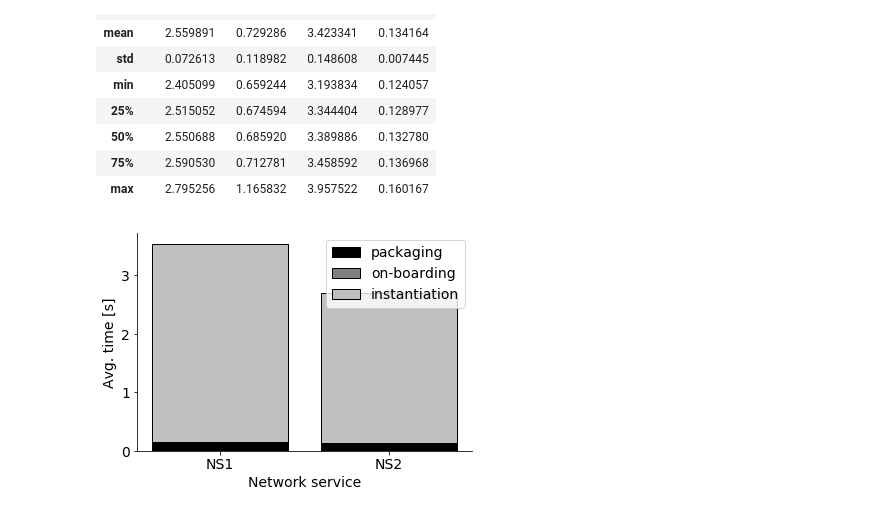
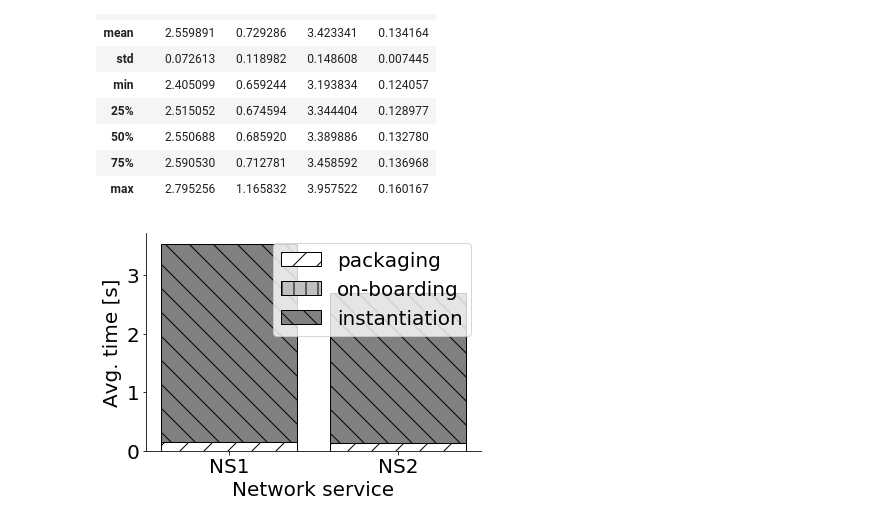
Before and after one commit to sonata-nfv/tng-industrial-pilot, a Jupyter notebook: evaluation/plot_times.ipynb, the cells around one changed output. Saved outputs shown, nothing was run; the diff lists cells and outputs as text; code cells hidden in the pictures.

Commit message:
updated plots

```diff
--- a/evaluation/plot_times.ipynb
+++ b/evaluation/plot_times.ipynb
@@ -34,7 +34,7 @@ from matplotlib import mlab
 import seaborn as sns
 
 # global plotting settings
-plt.rcParams.update({'font.size': 14})
+plt.rcParams.update({'font.size': 20})
 # %%
 results_file = 'times_ns1_ns2_50runs.pkl'
 df = pd.read_pickle(results_file)
@@ -80,24 +80,24 @@ inst_avg = [df.loc[df['service'] == 'ns1']['instantiation'].mean(), df.loc[df['s
 # %%
 # plot stacked barplots with avg times per service
 ns = [0, 1]
 times = ['packaging', 'on-boarding', 'instantiation']
 
-plt.bar(ns, pkg_avg, color='black', edgecolor='black')
-plt.bar(ns, up_avg, bottom=pkg_avg, color='gray', edgecolor='black')
-plt.bar(ns, inst_avg, bottom=up_avg, color='silver', edgecolor='black')
+plt.bar(ns, pkg_avg, color='white', edgecolor='black', hatch='/')
+plt.bar(ns, up_avg, bottom=pkg_avg, color='silver', edgecolor='black', hatch='|')
+plt.bar(ns, inst_avg, bottom=up_avg, color='gray', edgecolor='black', hatch='\\')
 
 plt.xticks(ns, ['NS1', 'NS2'])
 plt.xlabel("Network service")
 plt.ylabel("Avg. time [s]")
 plt.legend(times)
 
 plt.gca().spines['top'].set_visible(False)
 plt.gca().spines['right'].set_visible(False)
 
 plt.savefig('plots/barplot.pdf', bbox_inches='tight')
 plt.show()
 # %% [output]
-[figure, old version]
+[figure, new version]
 # %%
 # plot CDF of times in specified column name
 def plot_cdf(column_name, plot_name):
```
Also changed, not shown: parts of 6 cells of this notebook, 6 other files.
